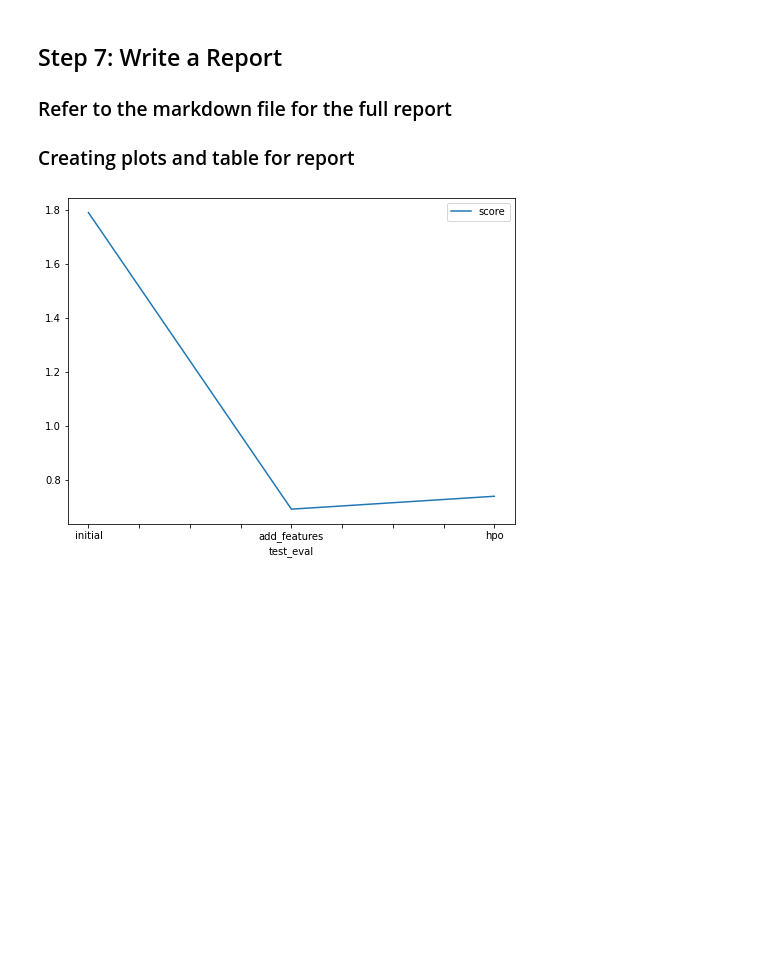
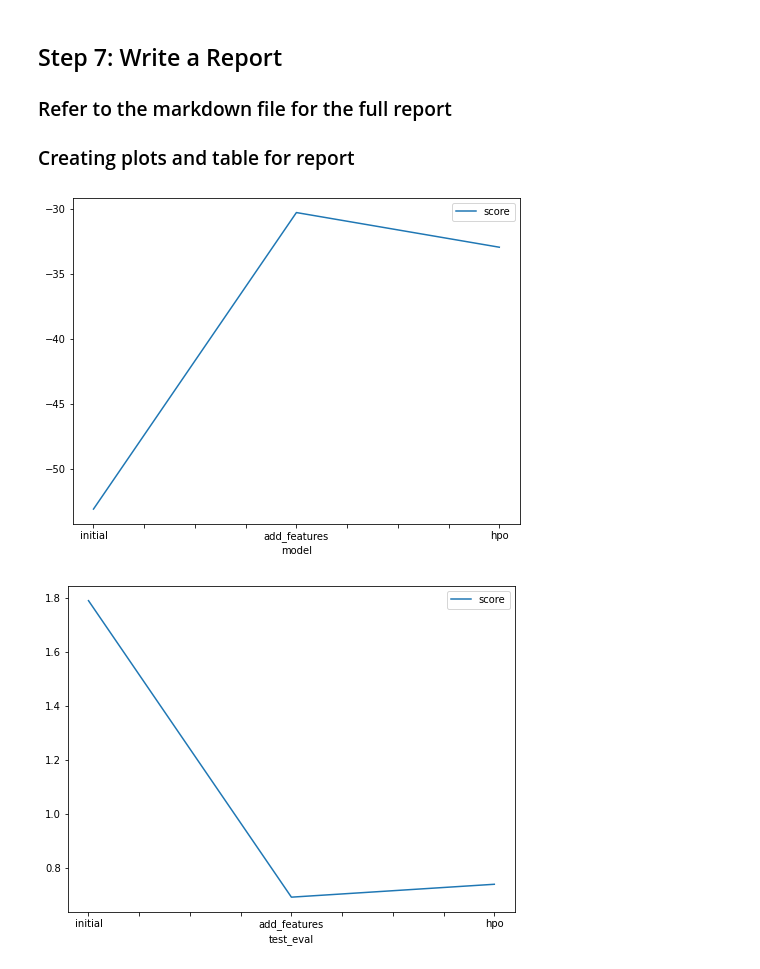
Before and after one commit to akuadane/Bike-sharing-demand-predictor, a Jupyter notebook: project_notebook.ipynb, the cells around one changed output. Drawn from its saved outputs; the diff is of its cells as text; code cells hidden in the pictures; blank space fills up the shorter version.

```diff
--- a/project_notebook.ipynb
+++ b/project_notebook.ipynb
@@ -243,7 +242,7 @@ train.head()
 | 4 | 2011-01-01 04:00:00 | 1 | 0 | 0 | 1 | 9.84 | 14.395 | 75 | 0.0 | 1 |
 # %%
 
-predictor = TabularPredictor(label = 'count',eval_metric = 'root_mean_squared_error').fit(train_data = train,
+predictor = TabularPredictor(label = 'count',eval_metric = 'root_mean_squared_error',verbosity = 0).fit(train_data = train,
                                    time_limit= 600,
                                   presets = 'best_quality')
 # %% [output]
@@ -447,7 +436,7 @@ array([[<AxesSubplot:title={'center':'datetime'}>,
 # %% [markdown]
 ## Step 5: Rerun the model with the same settings as before, just with more features
 # %%
-predictor_new_features = TabularPredictor(label = 'count',eval_metric = 'root_mean_squared_error').fit(train_data = train,
+predictor_new_features = TabularPredictor(label = 'count',eval_metric = 'root_mean_squared_error',verbosity = 0).fit(train_data = train,
                                    time_limit= 600,
                                   presets = 'best_quality')
 # %% [output]
@@ -578,3 +534,15 @@ TabularPredictor saved. To load, use: predictor = TabularPredictor.load("Autoglu
+# %%
+
+hyperparameters = {'CAT': {"depth": ag.space.Int(7,8)}}
+#hyperparameters = {'model': ag.Categorical('cat','LightGBM_BAG_L2'),'lr': ag.Real(1e-5, 1e-2, log=True),'epochs': 200}
+hyperparameter_tune_kwargs = {"searcher": "auto", "num_trials": 2,"scheduler": "local"}
+
+
+predictor_new_hpo = TabularPredictor(label = 'count',eval_metric = 'root_mean_squared_error',verbosity= 0).fit(train_data = train,
+                                   time_limit= 600,
+                                  presets = 'best_quality',
+                                  hyperparameters = hyperparameters,
+                                 hyperparameter_tune_kwargs = hyperparameter_tune_kwargs)
 # %%
 predictor_new_hpo.fit_summary()
 # %% [output]
@@ -647,13 +615,17 @@ submission_new_features.csv  2023-05-31 13:34:10  new features
 # %%
 # Taking the top model score from each training run and creating a line plot to show improvement
 # You can create these in the notebook and save them to PNG or use some other tool (e.g. google sheets, excel)
 fig = pd.DataFrame(
     {
         "model": ["initial", "add_features", "hpo"],
-        "score": [?, ?, ?]
+         "score": [predictor.leaderboard(silent=True)['score_val'][0],
+          predictor_new_features.leaderboard(silent=True)['score_val'][0],
+          predictor_new_hpo.leaderboard(silent=True)['score_val'][0]]
     }
 ).plot(x="model", y="score", figsize=(8, 6)).get_figure()
 fig.savefig('model_train_score.png')
+# %% [output]
+[figure, added]
 # %%
 # Take the 3 kaggle scores and creating a line plot to show improvement
 fig = pd.DataFrame(
```
Also changed, not shown: parts of 20 cells of this notebook, 2 other files.
